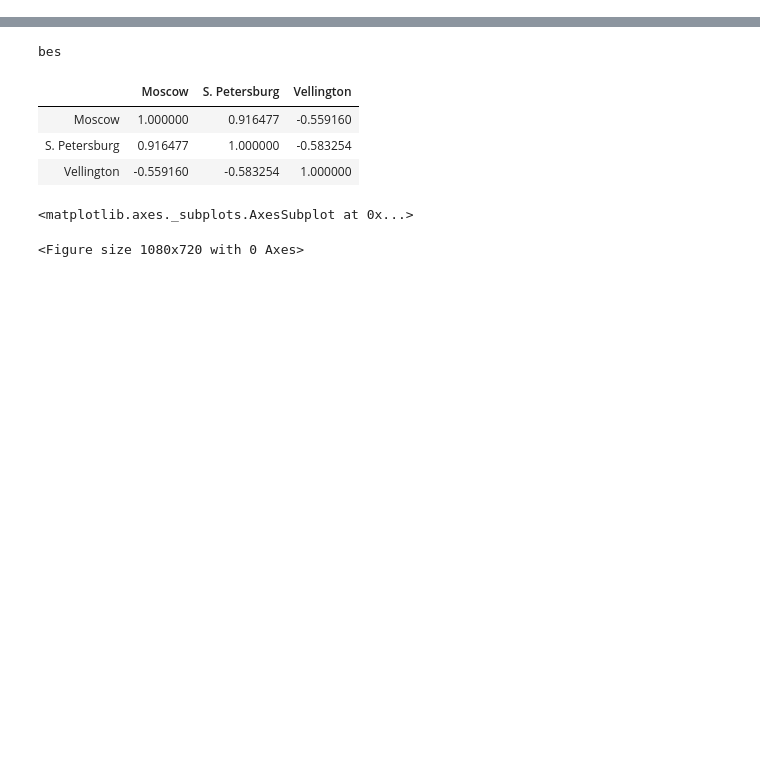
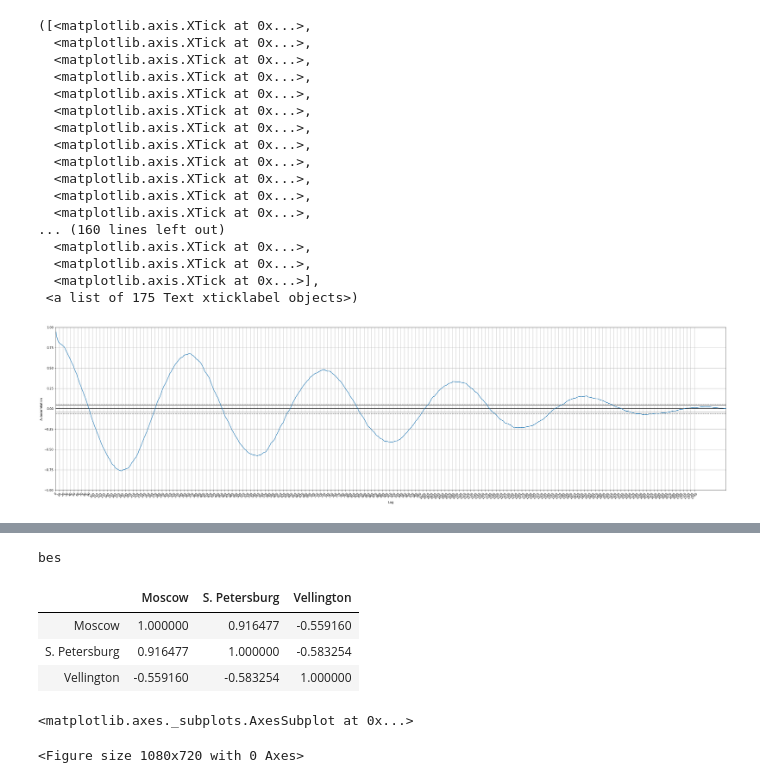
Before and after one commit to anastasiarazb/skillbox-data-analyst-intensive, a Jupyter notebook: Погода 1.ipynb, the cells around one changed output, grey strips where cells are left out. Saved outputs shown, nothing was run; the diff lists cells and outputs as text; code cells hidden in the pictures; blank space fills up the shorter version.

```diff
--- a/Погода 1.ipynb
+++ b/Погода 1.ipynb
@@ -40,12 +25,12 @@ Name: Местное время в Москве (ВДНХ), Length: 17647, dtype
 # %%
-data_msk = pd.read_excel('Мск_5лет.xls', skiprows=6)
+data_msk = pd.read_excel('data/Мск_5лет.xls', skiprows=6)
 data_msk = data_msk.rename(columns={'Местное время в Москве (ВДНХ)': 'Time'})
 data_msk.index = pd.to_datetime(data_msk['Time'], format='%d.%m.%Y %H:%M')
 
-data_spb = pd.read_excel('СПб_5лет.xls', skiprows=6)
+data_spb = pd.read_excel('data/СПб_5лет.xls', skiprows=6)
 data_spb = data_spb.rename(columns={'Местное время в Санкт-Петербурге': 'Time'})
 data_spb.index = pd.to_datetime(data_spb['Time'], format='%d.%m.%Y %H:%M')
 
-data_vell = pd.read_excel('Вэллингтон.xls', skiprows=6)
+data_vell = pd.read_excel('data/Вэллингтон.xls', skiprows=6)
 data_vell = data_vell.rename(columns={'Местное время в Веллингтоне (аэропорт)': 'Time'})
 data_vell.index = pd.to_datetime(data_vell['Time'], format='%d.%m.%Y %H:%M')
@@ -55,0 +37,2 @@ data
+# %%
+msk_day = data_msk[data_msk.index.hour == 12][::-1]
@@ -55,0 +76,23 @@ data
+# %%
+plt.figure(figsize=(40, 10))
+autocorrelation_plot(msk_day['T'])
+plt.xticks(range(1750)[::10], rotation=45)
+# %% [output]
+([<matplotlib.axis.XTick at 0x...>,
+  <matplotlib.axis.XTick at 0x...>,
+  <matplotlib.axis.XTick at 0x...>,
+  <matplotlib.axis.XTick at 0x...>,
+  <matplotlib.axis.XTick at 0x...>,
+  <matplotlib.axis.XTick at 0x...>,
+  <matplotlib.axis.XTick at 0x...>,
+  <matplotlib.axis.XTick at 0x...>,
+  <matplotlib.axis.XTick at 0x...>,
+  <matplotlib.axis.XTick at 0x...>,
+  <matplotlib.axis.XTick at 0x...>,
+  <matplotlib.axis.XTick at 0x...>,
+... (160 lines left out)
+  <matplotlib.axis.XTick at 0x...>,
+  <matplotlib.axis.XTick at 0x...>,
+  <matplotlib.axis.XTick at 0x...>],
+ <a list of 175 Text xticklabel objects>)
+[figure, added]
```
Also changed, not shown: parts of 24 cells of this notebook, 2 other files.
